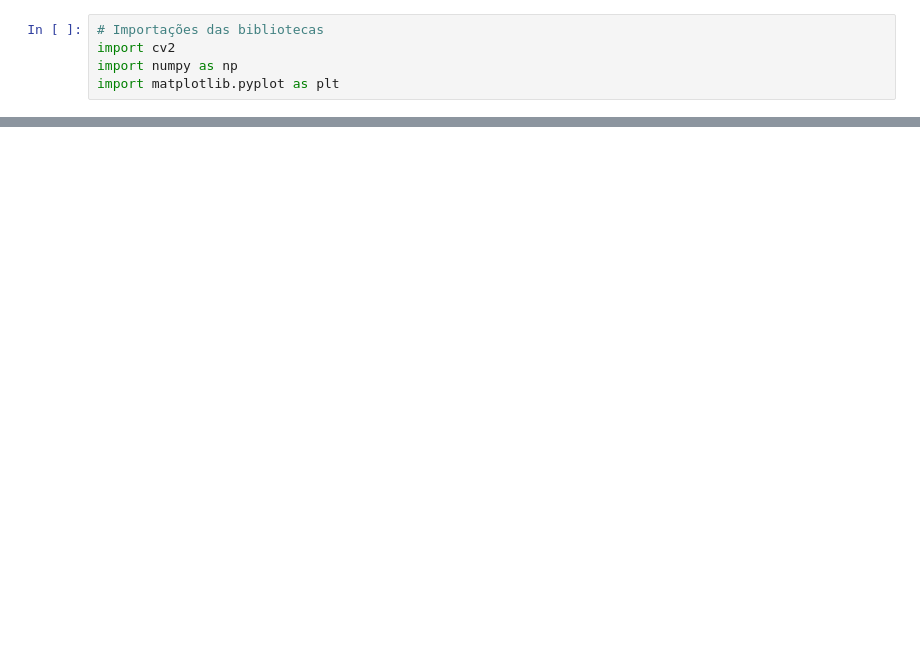
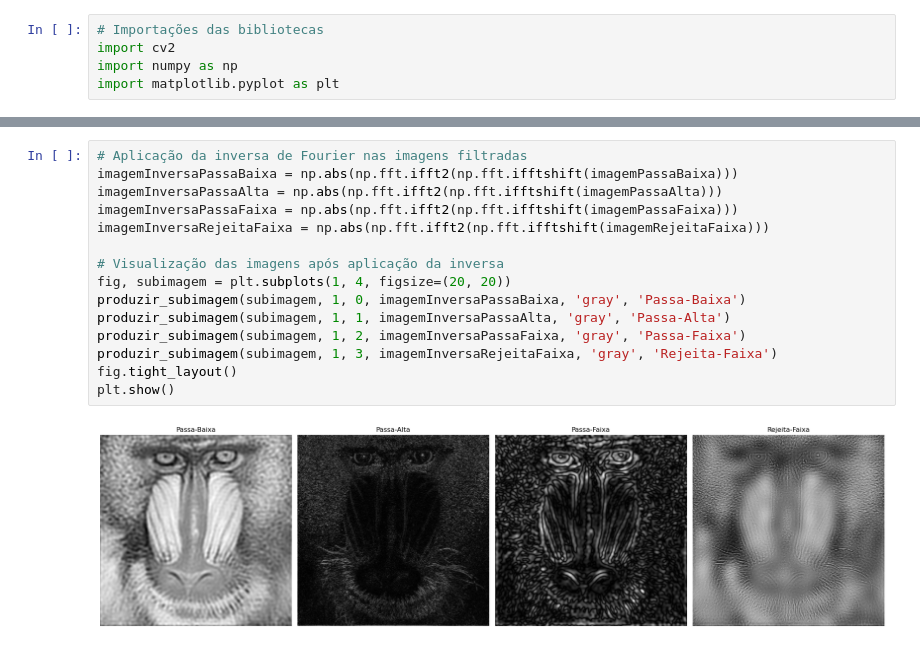
Before and after one commit to MarryAngel/Processamento-de-Imagem, a Jupyter notebook: [Trab02] FFT e Compressão/fft.ipynb, the cells around one changed output, grey strips where cells are left out. Cells and saved outputs as stored; diff of their text form; blank space fills up the shorter version.

```diff
--- a/[Trab02] FFT e Compressão/fft.ipynb
+++ b/[Trab02] FFT e Compressão/fft.ipynb
@@ -114,0 +134,17 @@ mostrar_imagem(img_rf, 'Imagem com Filtro Passa-Baixa', 'gray')
+# %%
+# Aplicação da inversa de Fourier nas imagens filtradas
+imagemInversaPassaBaixa = np.abs(np.fft.ifft2(np.fft.ifftshift(imagemPassaBaixa)))
+imagemInversaPassaAlta = np.abs(np.fft.ifft2(np.fft.ifftshift(imagemPassaAlta)))
+imagemInversaPassaFaixa = np.abs(np.fft.ifft2(np.fft.ifftshift(imagemPassaFaixa)))
+imagemInversaRejeitaFaixa = np.abs(np.fft.ifft2(np.fft.ifftshift(imagemRejeitaFaixa)))
+
+# Visualização das imagens após aplicação da inversa
+fig, subimagem = plt.subplots(1, 4, figsize=(20, 20))
+produzir_subimagem(subimagem, 1, 0, imagemInversaPassaBaixa, 'gray', 'Passa-Baixa')
+produzir_subimagem(subimagem, 1, 1, imagemInversaPassaAlta, 'gray', 'Passa-Alta')
+produzir_subimagem(subimagem, 1, 2, imagemInversaPassaFaixa, 'gray', 'Passa-Faixa')
+produzir_subimagem(subimagem, 1, 3, imagemInversaRejeitaFaixa, 'gray', 'Rejeita-Faixa')
+fig.tight_layout()
+plt.show()
+# %% [output]
+[figure, added]
```
Also changed, not shown: parts of 20 cells of this notebook.
